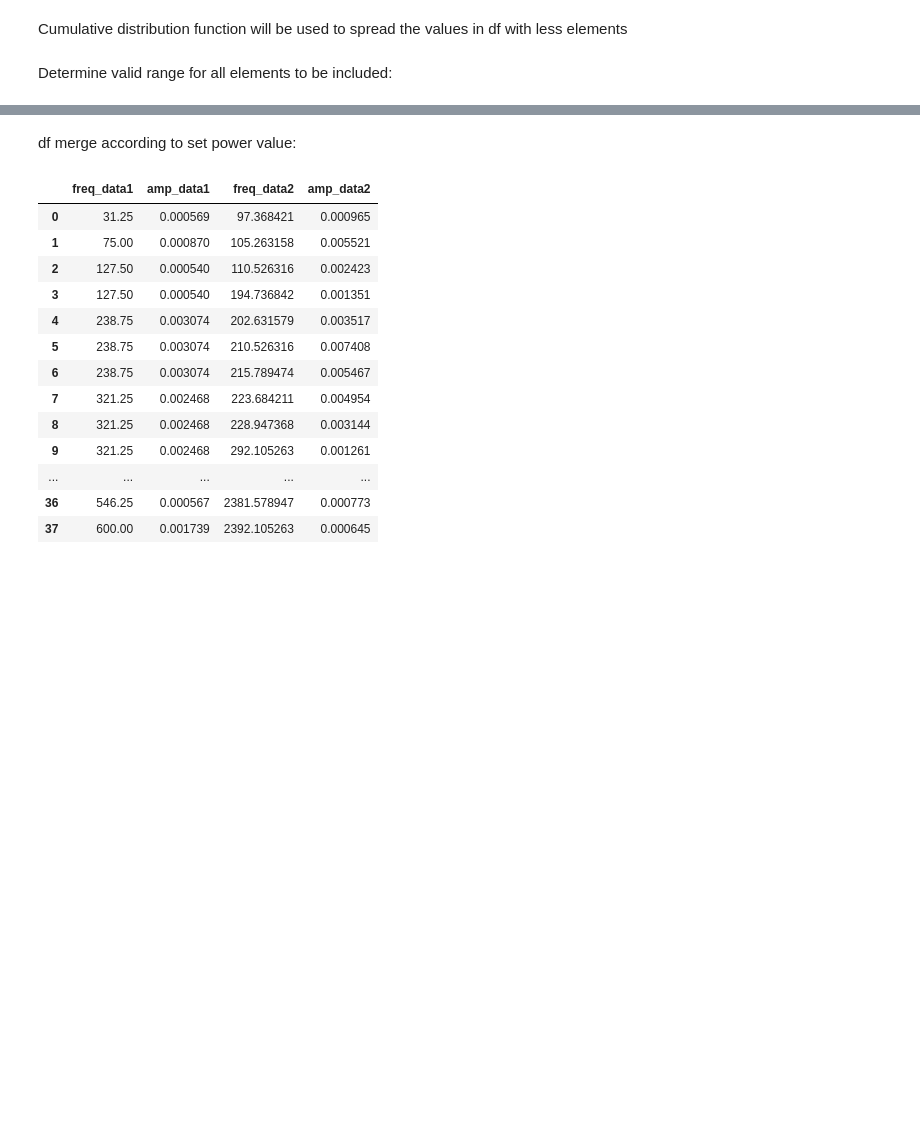
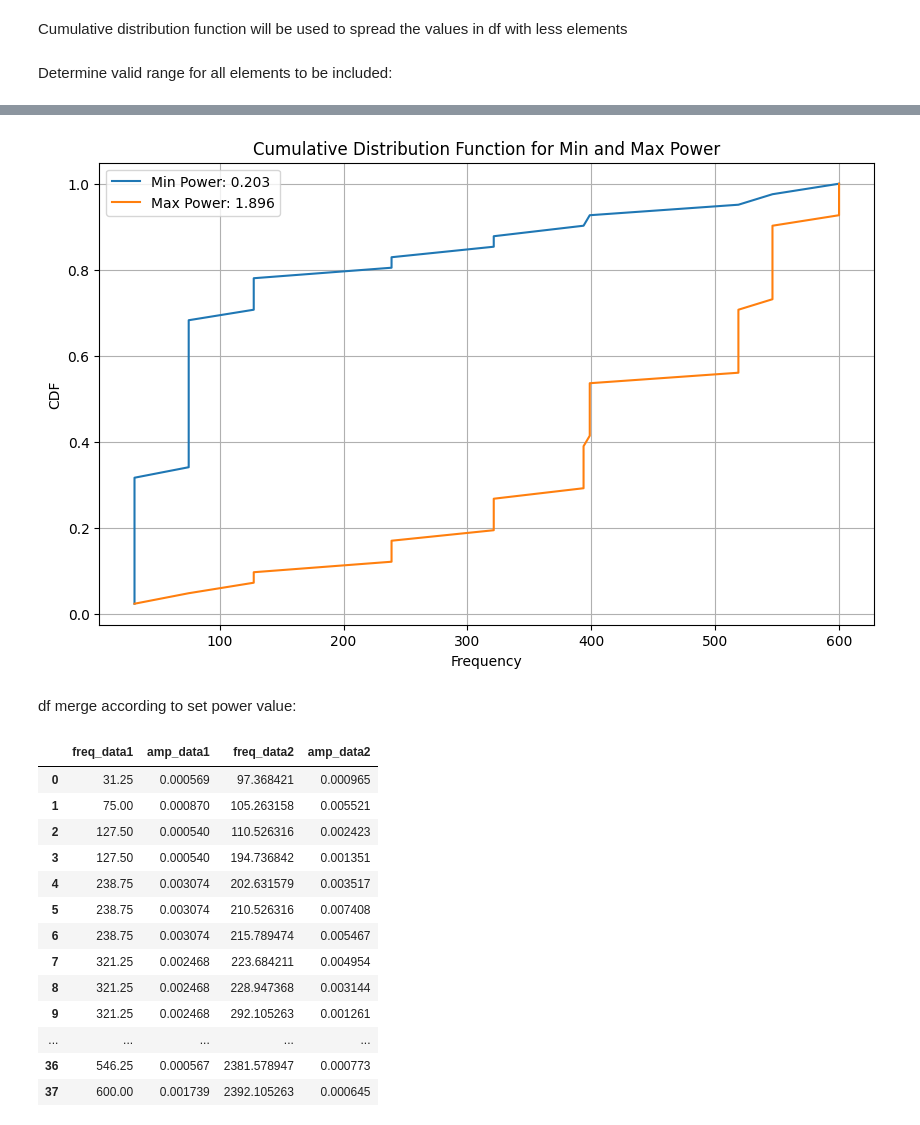
Before and after one commit to egorpol/audiospylt, a Jupyter notebook: 2df_merge.ipynb, the cells around one changed output, grey strips where cells are left out. Cells and saved outputs as stored; diff of their text form; code cells hidden in the pictures; blank space fills up the shorter version.

Commit message:
tests

```diff
--- a/2df_merge.ipynb
+++ b/2df_merge.ipynb
@@ -195,0 +115,80 @@ plt.show()
+# %%
+import matplotlib.pyplot as plt
+
+# Determine which DataFrame has fewer rows and rename columns for clarity
+if len(df1) < len(df2):
+    df_cumuldist_less, df_cumuldist_more = df1.copy(), df2.copy()
+    df_cumuldist_less.columns, df_cumuldist_more.columns = ['freq_data_less', 'amp_data_less'], ['freq_data_more', 'amp_data_more']
+else:
+    df_cumuldist_less, df_cumuldist_more = df2.copy(), df1.copy()
+    df_cumuldist_less.columns, df_cumuldist_more.columns = ['freq_data_less', 'amp_data_less'], ['freq_data_more', 'amp_data_more']
+
+def spread_values(df_less, df_more, power):
+    """Distribute values from df_less into df_more based on specified power."""
+    bins = np.linspace(0, 1, len(df_less))**power
+    bins[0], bins[-1] = 0, 1
+    thresholds = (bins[:-1] + bins[1:]) / 2
+    df_more_assignment = np.linspace(0, 1, len(df_more), endpoint=False) + 0.5/len(df_more)
+    df_more_bins = np.digitize(df_more_assignment, thresholds)
+    df_more_bins = np.clip(df_more_bins, 0, len(df_less) - 1)
+    df_more_bins[0], df_more_bins[-1] = 0, len(df_less) - 1
+    df_more['freq_data_less'] = df_less.freq_data_less.iloc[df_more_bins].values
+    df_more['amp_data_less'] = df_less.amp_data_less.iloc[df_more_bins].values
+
+    return set(df_less.freq_data_less) <= set(df_more.freq_data_less) and set(df_less.amp_data_less) <= set(df_more.amp_data_less)
+
+# Test power values to find the range ensuring all df_cumuldist_less values are present in df_cumuldist_more
+power_values = np.linspace(0.01, 100, 100000)
+valid_powers = []
+
+min_found, max_found = False, False
+
+for power in power_values:
+    is_valid = spread_values(df_cumuldist_less, df_cumuldist_more.copy(), power)
+    if is_valid:
+        valid_powers.append(power)
+
+        # Check for early stopping conditions
+        if not min_found:
+            min_valid_power = power
+            min_found = True
+        max_valid_power = power
+        max_found = True
+    elif min_found and max_found:  # We found an invalid power after finding the valid range
+        break
+
+power_range = [min_valid_power, max_valid_power]
+print("Power range: [{:.3f}, {:.3f}]".format(power_range[0], power_range[1]))
+
+# Determine which DataFrame has fewer rows and rename columns
+if len(df1) < len(df2):
+    df_less_cumuldist, df_more_cumuldist = df1.copy(), df2.copy()
+    df_less_cumuldist.columns, df_more_cumuldist.columns = ['freq_data_less', 'amp_data_less'], ['freq_data_more', 'amp_data_more']
+else:
+    df_less_cumuldist, df_more_cumuldist = df2.copy(), df1.copy()
+    df_less_cumuldist.columns, df_more_cumuldist.columns = ['freq_data_less', 'amp_data_less'], ['freq_data_more', 'amp_data_more']
+
+# Apply spread_values with min and max power
+df_more_cumuldist_min = df_more_cumuldist.copy()
+df_more_cumuldist_max = df_more_cumuldist.copy()
+spread_values(df_less_cumuldist, df_more_cumuldist_min, power_range[0])
+spread_values(df_less_cumuldist, df_more_cumuldist_max, power_range[1])
+
+# Sort frequencies for CDF
+sorted_freq_min = np.sort(df_more_cumuldist_min['freq_data_less'])
+sorted_freq_max = np.sort(df_more_cumuldist_max['freq_data_less'])
+
+# Create CDF
+y = np.arange(1, len(sorted_freq_min) + 1) / len(sorted_freq_min)
+
+# Plot the CDF for min and max power
+plt.figure(figsize=(10, 6))
+plt.plot(sorted_freq_min, y, label=f'Min Power: {power_range[0]:.3f}')
+plt.plot(sorted_freq_max, y, label=f'Max Power: {power_range[1]:.3f}')
+plt.xlabel('Frequency')
+plt.ylabel('CDF')
+plt.title('Cumulative Distribution Function for Min and Max Power')
+plt.legend()
+plt.grid(True)
+plt.show()
+# %% [output]
@@ -196,3 +196,4 @@ plt.show()
+[figure, added]
 # %% [markdown]
 df merge according to set power value:
 # %%
```
Also changed, not shown: parts of 12 cells of this notebook, 2 other files.
